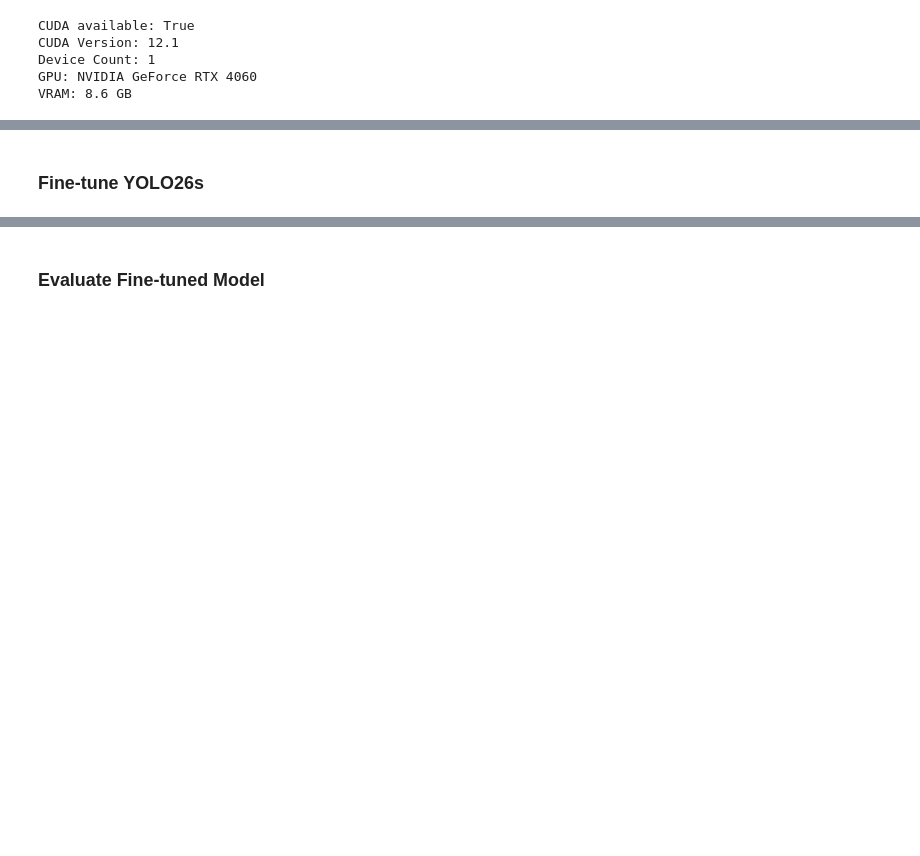
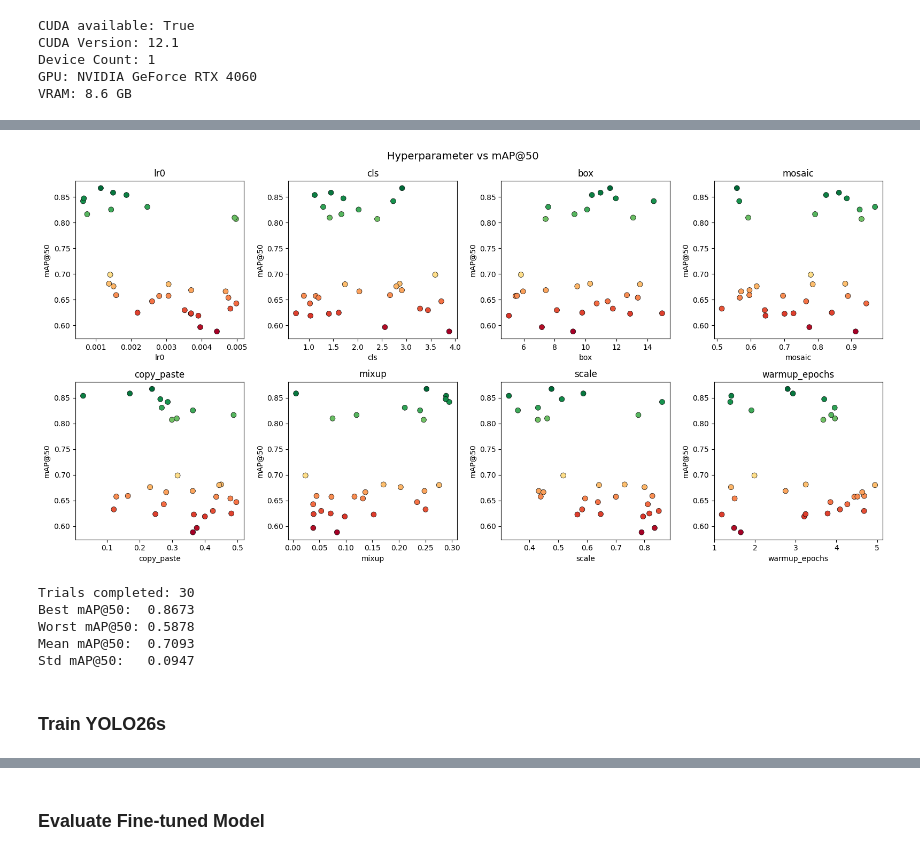
Before and after one commit to apambalik/Vehicle-Detection-at-R-R-, a Jupyter notebook: notebooks/finetune_yolo26.ipynb, the cells around one changed output, grey strips where cells are left out. Cells and saved outputs as stored; diff of their text form; code cells hidden in the pictures; blank space fills up the shorter version.

```diff
--- a/notebooks/finetune_yolo26.ipynb
+++ b/notebooks/finetune_yolo26.ipynb
@@ -74,5 +273,49 @@ VRAM: 8.6 GB
+# %%
+df = analysis.dataframe(metric="metrics/mAP50(B)", mode="max")
+
+hp_keys = ["config/lr0", "config/cls", "config/box", "config/mosaic",
+           "config/copy_paste", "config/mixup", "config/scale", "config/warmup_epochs"]
+available_hps = [k for k in hp_keys if k in df.columns]
+
+n = len(available_hps)
+cols = min(4, n)
+rows = (n + cols - 1) // cols
+
+fig, axes = plt.subplots(rows, cols, figsize=(4 * cols, 4 * rows))
+axes = axes.flatten() if n > 1 else [axes]
+
+for i, hp in enumerate(available_hps):
+    ax = axes[i]
+    scatter = ax.scatter(df[hp], df["metrics/mAP50(B)"],
+                         c=df["metrics/mAP50(B)"], cmap="RdYlGn",
+                         s=50, edgecolors="black", linewidth=0.5)
+    ax.set_xlabel(hp.replace("config/", ""))
+    ax.set_ylabel("mAP@50")
+    ax.set_title(hp.replace("config/", ""))
+
+for j in range(i + 1, len(axes)):
+    axes[j].set_visible(False)
+
+fig.suptitle("Hyperparameter vs mAP@50", fontsize=14)
+plt.tight_layout()
+plt.show()
+# %% [output]
+[figure, added]
+# %%
+df = analysis.dataframe(metric="metrics/mAP50(B)", mode="max")
+print(f"Trials completed: {len(df)}")
+print(f"Best mAP@50:  {df['metrics/mAP50(B)'].max():.4f}")
+print(f"Worst mAP@50: {df['metrics/mAP50(B)'].min():.4f}")
+print(f"Mean mAP@50:  {df['metrics/mAP50(B)'].mean():.4f}")
+print(f"Std mAP@50:   {df['metrics/mAP50(B)'].std():.4f}")
+# %% [output]
+Trials completed: 30
+Best mAP@50:  0.8673
+Worst mAP@50: 0.5878
+Mean mAP@50:  0.7093
+Std mAP@50:   0.0947
 # %% [markdown]
-### Fine-tune YOLO26s
+### Train YOLO26s
 # %%
 from ultralytics import YOLO
 
```
Also changed, not shown: parts of 12 cells of this notebook.
